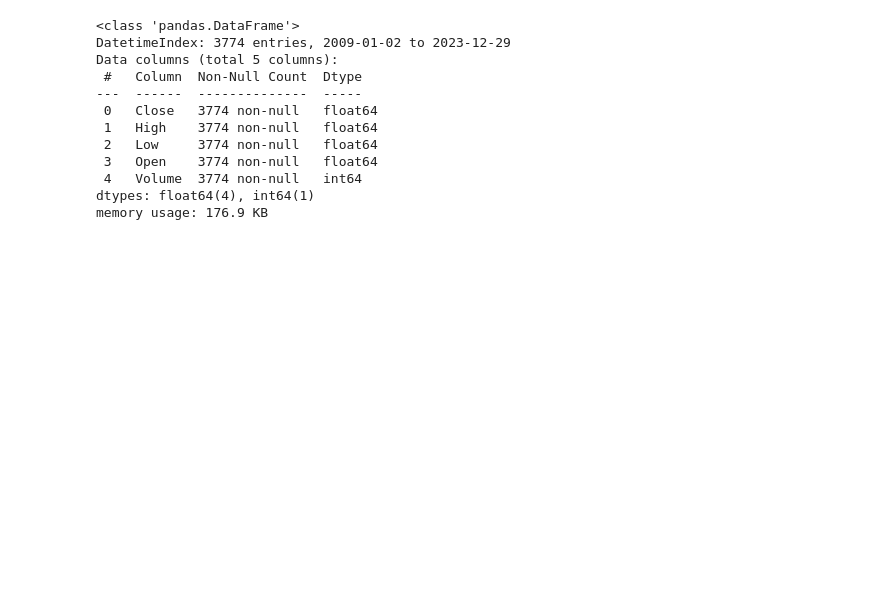
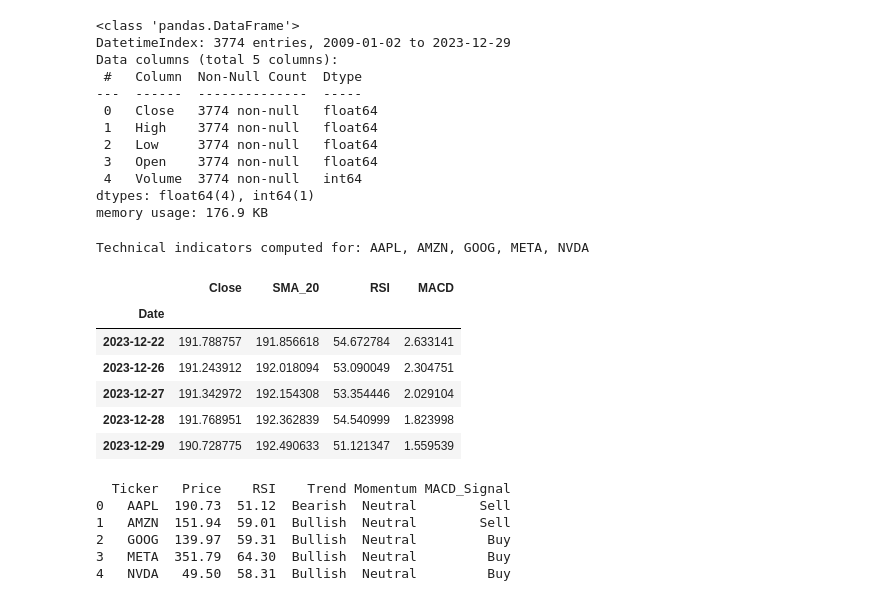
Before and after one commit to Elsh41/News-Sentiment-Analysis, a Jupyter notebook: notebooks/02_quantitative_analysis.ipynb, the cells around one changed output. Saved outputs shown, nothing was run; the diff lists cells and outputs as text; code cells hidden in the pictures; blank space fills up the shorter version.

```diff
--- a/notebooks/02_quantitative_analysis.ipynb
+++ b/notebooks/02_quantitative_analysis.ipynb
@@ -71,32 +71,74 @@ Data columns (total 5 columns):
 dtypes: float64(4), int64(1)
 memory usage: 176.9 KB
 # %%
+# Technical Indicators with TA-Lib
+
 import talib
 
 for ticker in stock_data:
     df = stock_data[ticker]
 
     # 1. Moving Averages (SMA & EMA)
     # We'll use a 20-day window for short-term and 50-day for medium-term
     df['SMA_20'] = talib.SMA(df['Close'], timeperiod=20)
     df['SMA_50'] = talib.SMA(df['Close'], timeperiod=50)
     df['EMA_20'] = talib.EMA(df['Close'], timeperiod=20)
 
     # 2. RSI (Relative Strength Index)
     # Standard 14-day window to identify overbought (>70) or oversold (<30)
     df['RSI'] = talib.RSI(df['Close'], timeperiod=14)
 
     # 3. MACD (Moving Average Convergence Divergence)
     # Standard parameters: Fast=12, Slow=26, Signal=9
     macd, macdsignal, macdhist = talib.MACD(df['Close'],
                                             fastperiod=12,
                                             slowperiod=26,
                                             signalperiod=9)
     df['MACD'] = macd
     df['MACD_Signal'] = macdsignal
     df['MACD_Hist'] = macdhist
 
     # Save the updated DataFrame back to the dictionary
     stock_data[ticker] = df
 
 print(f"Technical indicators computed for: {', '.join(stock_data.keys())}")
+
+# Check results for one of the stocks
+stock_data['AAPL'][['Close', 'SMA_20', 'RSI', 'MACD']].tail()
+# %% [output]
+Technical indicators computed for: AAPL, AMZN, GOOG, META, NVDA
+|  | Close | SMA_20 | RSI | MACD |
+| Date |  |  |  |  |
+| 2023-12-22 | 191.788757 | 191.856618 | 54.672784 | 2.633141 |
+| 2023-12-26 | 191.243912 | 192.018094 | 53.090049 | 2.304751 |
+| 2023-12-27 | 191.342972 | 192.154308 | 53.354446 | 2.029104 |
+| 2023-12-28 | 191.768951 | 192.362839 | 54.540999 | 1.823998 |
+| 2023-12-29 | 190.728775 | 192.490633 | 51.121347 | 1.559539 |
+# %%
+# Comparative Analysis of all the five stocks
+
+analysis_summary = []
+
+for ticker, df in stock_data.items():
+    latest = df.iloc[-1]  # Get the most recent day of data
+
+    status = {
+        'Ticker': ticker,
+        'Price': round(latest['Close'], 2),
+        'RSI': round(latest['RSI'], 2),
+        'Trend': 'Bullish' if latest['Close'] > latest['SMA_20'] else 'Bearish',
+        'Momentum': 'Overbought' if latest['RSI'] > 70 else ('Oversold' if latest['RSI'] < 30 else 'Neutral'),
+        'MACD_Signal': 'Buy' if latest['MACD'] > latest['MACD_Signal'] else 'Sell'
+    }
+    analysis_summary.append(status)
+
+# Display as a table
+summary_df = pd.DataFrame(analysis_summary)
+print(summary_df)
+# %% [output]
+  Ticker   Price    RSI    Trend Momentum MACD_Signal
+0   AAPL  190.73  51.12  Bearish  Neutral        Sell
+1   AMZN  151.94  59.01  Bullish  Neutral        Sell
+2   GOOG  139.97  59.31  Bullish  Neutral         Buy
+3   META  351.79  64.30  Bullish  Neutral         Buy
+4   NVDA   49.50  58.31  Bullish  Neutral         Buy
```
Also changed, not shown: parts of 3 cells of this notebook.
